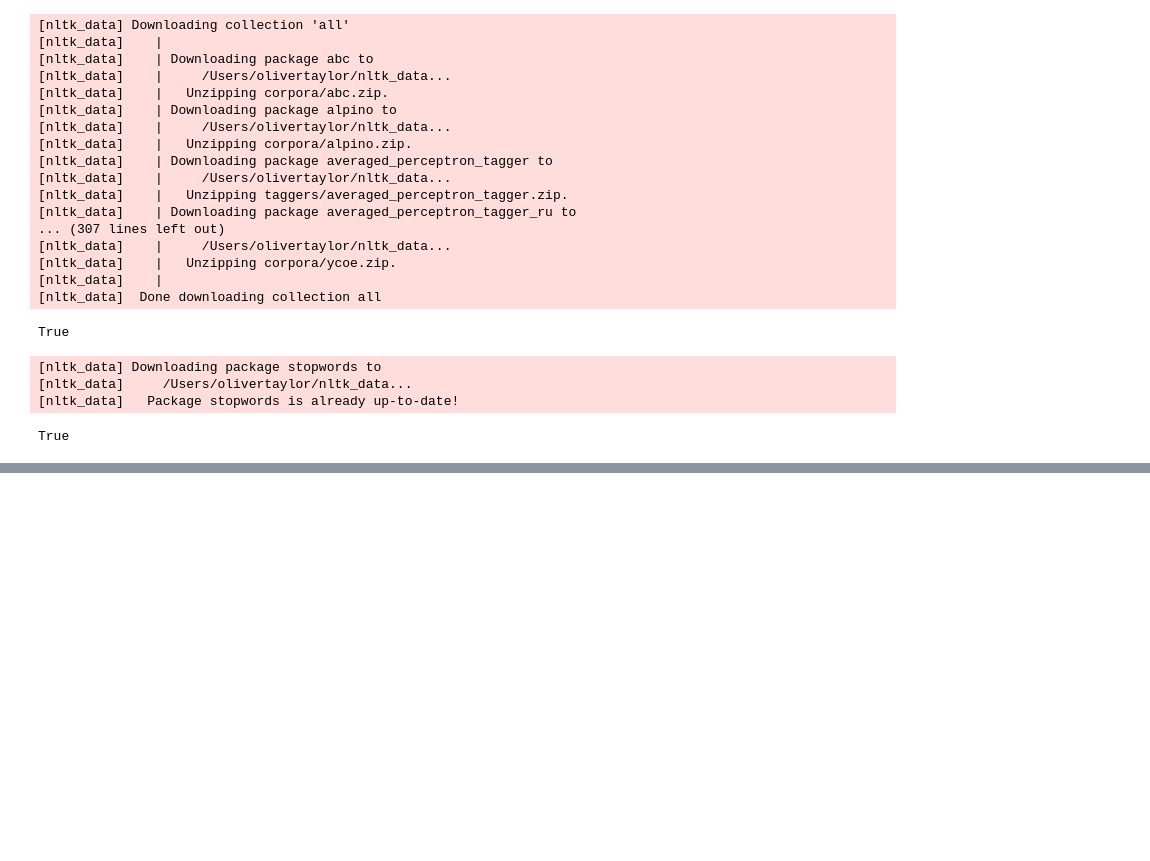
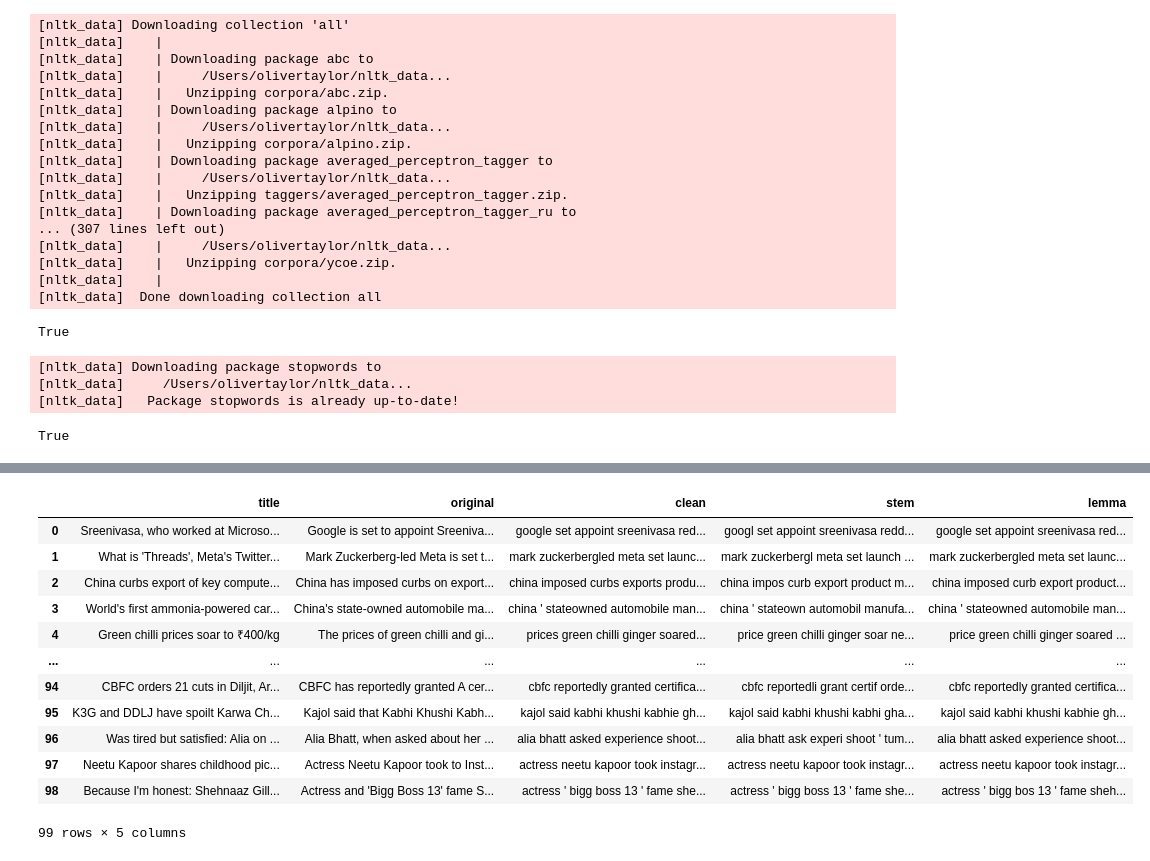
Before and after one commit to OKPTaylor/natural-language-processing-exercises, a Jupyter notebook: prepare.ipynb, the cells around one changed output, grey strips where cells are left out. Saved outputs shown, nothing was run; the diff lists cells and outputs as text; code cells hidden in the pictures; blank space fills up the shorter version.

```diff
--- a/prepare.ipynb
+++ b/prepare.ipynb
@@ -68,0 +83,4 @@ def remove_stopwords(article, extra_words=[], exclude_words=[]):
+# %%
+#change into a dataframe
+news_df = pd.DataFrame(articles)
+news_df
@@ -68,0 +114,3 @@ def remove_stopwords(article, extra_words=[], exclude_words=[]):
+# %%
+news_df = news_df.rename(columns={'content':'original'}).drop(columns='category')
+news_df.head()
@@ -68,0 +124,21 @@ def remove_stopwords(article, extra_words=[], exclude_words=[]):
+# %%
+news_df['clean'] = news_df.original.apply(basic_clean).apply(tokenize).apply(remove_stopwords)
+# %%
+news_df['stem'] = news_df.clean.apply(stem)
+news_df['lemma'] = news_df.clean.apply(lemmatize)
+# %%
+news_df
+# %% [output]
+|  | title | original | clean | stem | lemma |
+| 0 | Sreenivasa, who worked at Microso... | Google is set to appoint Sreeniva... | google set appoint sreenivasa red... | googl set appoint sreenivasa redd... | google set appoint sreenivasa red... |
+| 1 | What is 'Threads', Meta's Twitter... | Mark Zuckerberg-led Meta is set t... | mark zuckerbergled meta set launc... | mark zuckerbergl meta set launch ... | mark zuckerbergled meta set launc... |
+| 2 | China curbs export of key compute... | China has imposed curbs on export... | china imposed curbs exports produ... | china impos curb export product m... | china imposed curb export product... |
+| 3 | World's first ammonia-powered car... | China's state-owned automobile ma... | china ' stateowned automobile man... | china ' stateown automobil manufa... | china ' stateowned automobile man... |
+| 4 | Green chilli prices soar to ₹400/kg | The prices of green chilli and gi... | prices green chilli ginger soared... | price green chilli ginger soar ne... | price green chilli ginger soared ... |
+| ... | ... | ... | ... | ... | ... |
+| 94 | CBFC orders 21 cuts in Diljit, Ar... | CBFC has reportedly granted A cer... | cbfc reportedly granted certifica... | cbfc reportedli grant certif orde... | cbfc reportedly granted certifica... |
+| 95 | K3G and DDLJ have spoilt Karwa Ch... | Kajol said that Kabhi Khushi Kabh... | kajol said kabhi khushi kabhie gh... | kajol said kabhi khushi kabhi gha... | kajol said kabhi khushi kabhie gh... |
+| 96 | Was tired but satisfied: Alia on ... | Alia Bhatt, when asked about her ... | alia bhatt asked experience shoot... | alia bhatt ask experi shoot ' tum... | alia bhatt asked experience shoot... |
+| 97 | Neetu Kapoor shares childhood pic... | Actress Neetu Kapoor took to Inst... | actress neetu kapoor took instagr... | actress neetu kapoor took instagr... | actress neetu kapoor took instagr... |
+| 98 | Because I'm honest: Shehnaaz Gill... | Actress and 'Bigg Boss 13' fame S... | actress ' bigg boss 13 ' fame she... | actress ' bigg boss 13 ' fame she... | actress ' bigg bos 13 ' fame sheh... |
+99 rows × 5 columns
```
Also changed, not shown: parts of 8 cells of this notebook.
